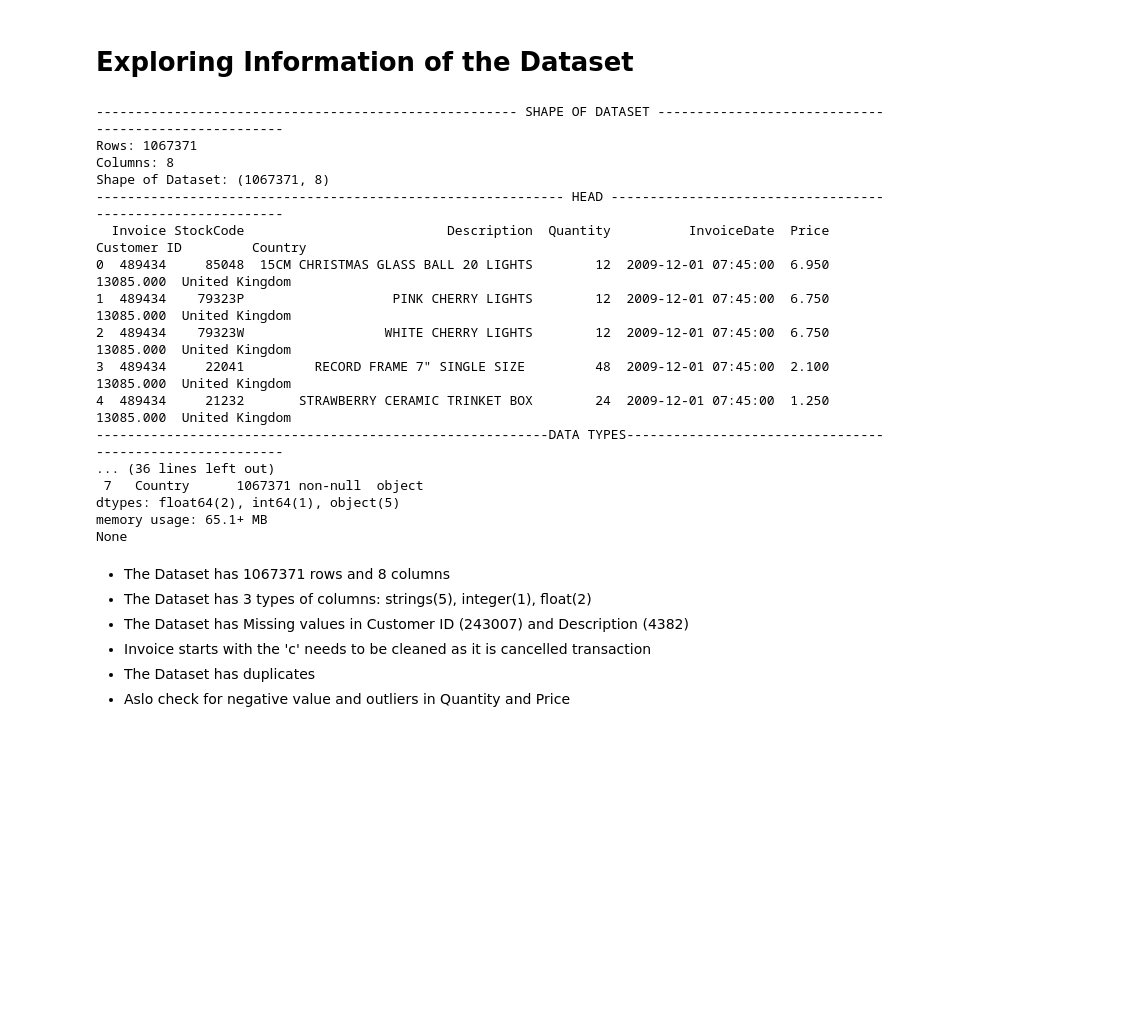
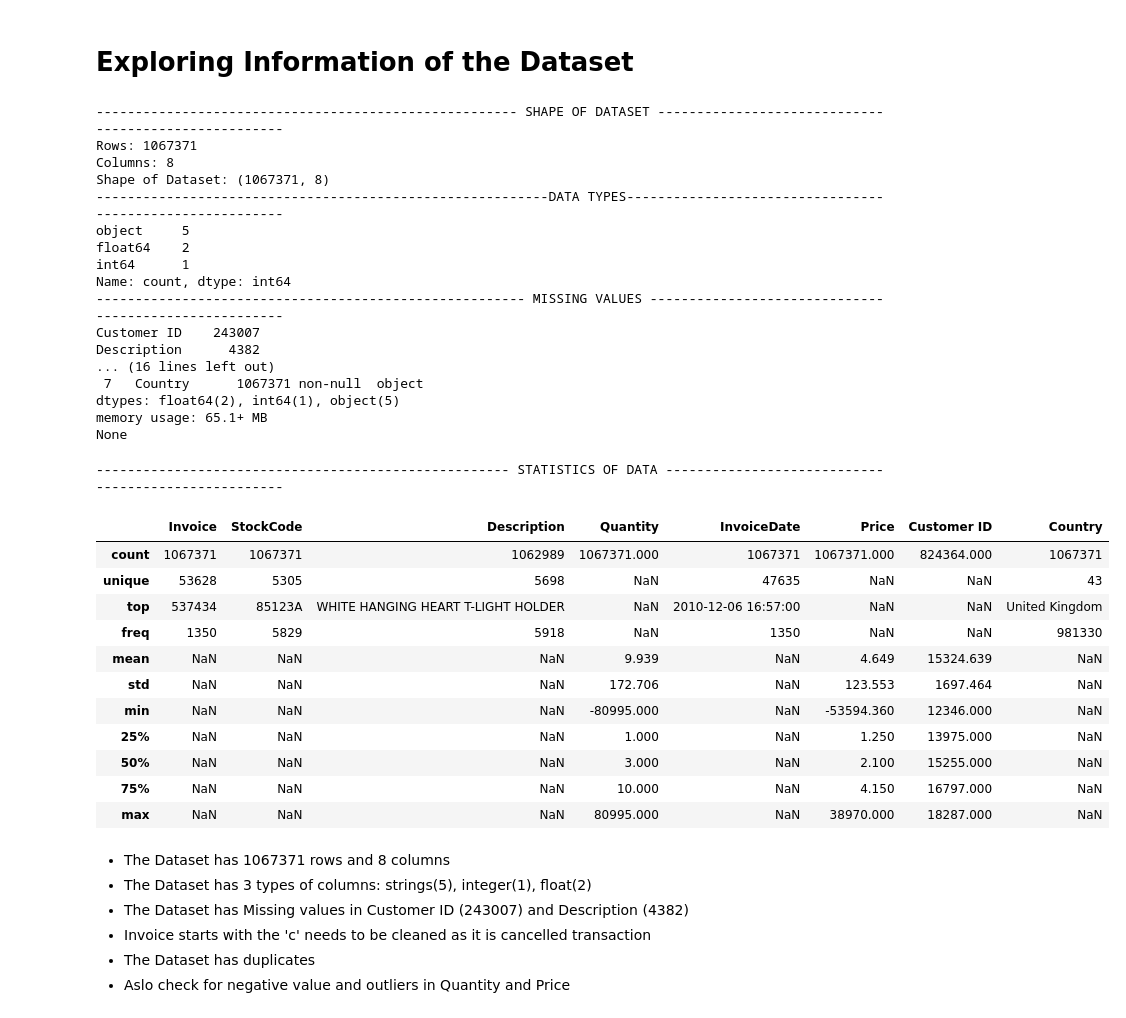
Before and after one commit to ngchi03/Customer-Segmentation, a Jupyter notebook: EDA_Customer Segmentation.ipynb, the cells around one changed output. Saved outputs shown, nothing was run; the diff lists cells and outputs as text; code cells hidden in the pictures; blank space fills up the shorter version.

```diff
--- a/EDA_Customer Segmentation.ipynb
+++ b/EDA_Customer Segmentation.ipynb
@@ -28,7 +28,7 @@ importing Jupyter notebook from function.ipynb
 # %% [markdown]
 # Loading and Reading the Dataset
 # %%
-df = pd.read_csv(r"C:\Users\HP\OneDrive - National Economics University\Study NEU\DBA\Project 2\online_retail_II.csv")
+df = pd.read_csv(r"C:\Users\HP\OneDrive - National Economics University\Study NEU\DBA\Project 2\dataset\online_retail_II.csv")
 df.head()
 # %% [output]
 |  | Invoice | StockCode | Description | Quantity | InvoiceDate | Price | Customer ID | Country |
@@ -46,19 +46,36 @@ data_overview1(df, head=5)
 Rows: 1067371
 Columns: 8
 Shape of Dataset: (1067371, 8)
------------------------------------------------------------- HEAD -----------------------------------------------------------
-  Invoice StockCode                          Description  Quantity          InvoiceDate  Price  Customer ID         Country
-0  489434     85048  15CM CHRISTMAS GLASS BALL 20 LIGHTS        12  2009-12-01 07:45:00  6.950    13085.000  United Kingdom
-1  489434    79323P                   PINK CHERRY LIGHTS        12  2009-12-01 07:45:00  6.750    13085.000  United Kingdom
-2  489434    79323W                  WHITE CHERRY LIGHTS        12  2009-12-01 07:45:00  6.750    13085.000  United Kingdom
-3  489434     22041         RECORD FRAME 7" SINGLE SIZE         48  2009-12-01 07:45:00  2.100    13085.000  United Kingdom
-4  489434     21232       STRAWBERRY CERAMIC TRINKET BOX        24  2009-12-01 07:45:00  1.250    13085.000  United Kingdom
 ----------------------------------------------------------DATA TYPES---------------------------------------------------------
-... (36 lines left out)
+object     5
+float64    2
+int64      1
+Name: count, dtype: int64
+------------------------------------------------------- MISSING VALUES ------------------------------------------------------
+Customer ID    243007
+Description      4382
+... (16 lines left out)
  7   Country      1067371 non-null  object
 dtypes: float64(2), int64(1), object(5)
 memory usage: 65.1+ MB
 None
+# %%
+print(" STATISTICS OF DATA ".center(125,'-'))
+df.describe(include="all")
+# %% [output]
+----------------------------------------------------- STATISTICS OF DATA ----------------------------------------------------
+|  | Invoice | StockCode | Description | Quantity | InvoiceDate | Price | Customer ID | Country |
+| count | 1067371 | 1067371 | 1062989 | 1067371.000 | 1067371 | 1067371.000 | 824364.000 | 1067371 |
+| unique | 53628 | 5305 | 5698 | NaN | 47635 | NaN | NaN | 43 |
+| top | 537434 | 85123A | WHITE HANGING HEART T-LIGHT HOLDER | NaN | 2010-12-06 16:57:00 | NaN | NaN | United Kingdom |
+| freq | 1350 | 5829 | 5918 | NaN | 1350 | NaN | NaN | 981330 |
+| mean | NaN | NaN | NaN | 9.939 | NaN | 4.649 | 15324.639 | NaN |
+| std | NaN | NaN | NaN | 172.706 | NaN | 123.553 | 1697.464 | NaN |
+| min | NaN | NaN | NaN | -80995.000 | NaN | -53594.360 | 12346.000 | NaN |
+| 25% | NaN | NaN | NaN | 1.000 | NaN | 1.250 | 13975.000 | NaN |
+| 50% | NaN | NaN | NaN | 3.000 | NaN | 2.100 | 15255.000 | NaN |
+| 75% | NaN | NaN | NaN | 10.000 | NaN | 4.150 | 16797.000 | NaN |
+| max | NaN | NaN | NaN | 80995.000 | NaN | 38970.000 | 18287.000 | NaN |
 # %% [markdown]
 - The Dataset has 1067371 rows and 8 columns
 - The Dataset has 3 types of columns: strings(5), integer(1), float(2)
```
Also changed, not shown: parts of 2 cells of this notebook, 3 other files.
